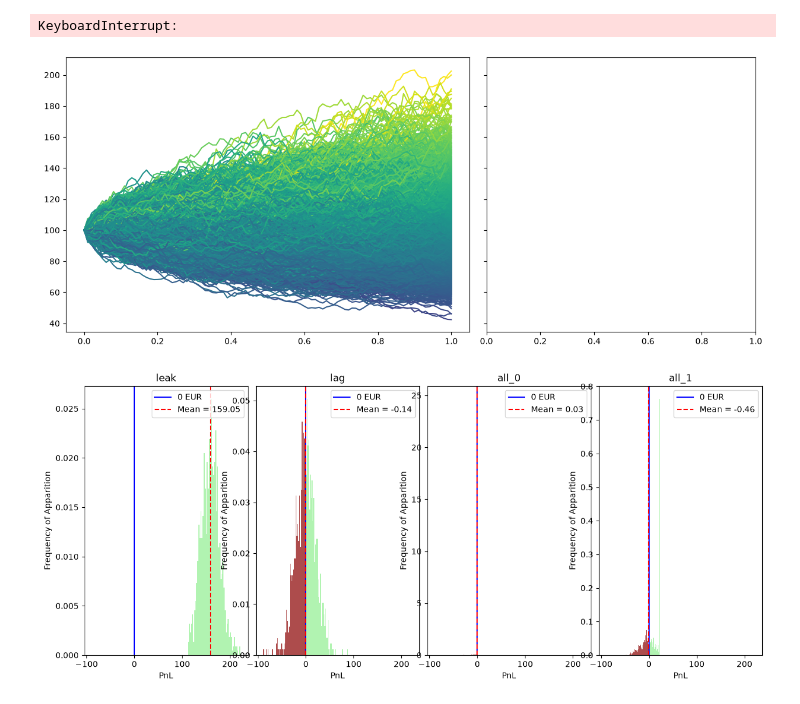
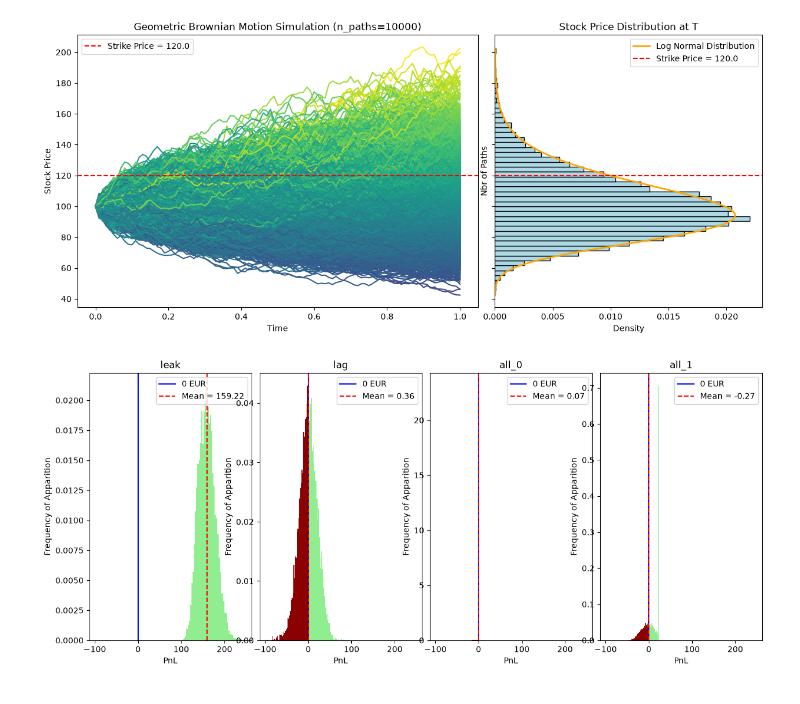
Before and after one commit to AnesABDOU/DeepHedging, a Jupyter notebook: notebooks/gbm_simulations.ipynb, the cells around one changed output. Cells and saved outputs as stored; diff of their text form; code cells hidden in the pictures.

```diff
--- a/notebooks/gbm_simulations.ipynb
+++ b/notebooks/gbm_simulations.ipynb
@@ -51,44 +54,43 @@ fig, axes = plt.subplots(nrows=1, ncols=2, figsize=(15, 6), sharey=True, gridspe
 
 axe_paths = axes[0]
 
-max_S = np.max(S[:, -1, :])
+max_S = (S[:, -1, 0]).max().item()
 
 for i in range(n_paths):
 
     #if S[i][-1] > 150:
     #    colors = plt.cm.viridis(i / n_paths)
     #else:
     #    colors = plt.cm.plasma(i / n_paths)
 
-    colors = plt.cm.viridis(S[i, -1] / max_S)
+    colors = plt.cm.viridis(S[i, -1, 0] / max_S)
     axe_paths.plot(t, S[i], color=colors)
 
 axe_paths.axhline(K, color="red", linestyle="--", label=f"Strike Price = {K}")
 axe_paths.set_title(f"Geometric Brownian Motion Simulation (n_paths={n_paths})")
 axe_paths.set_xlabel("Time")
 axe_paths.set_ylabel("Stock Price")
 axe_paths.legend()
 
 axe_distribution = axes[1]
 count, bins, patches = axe_distribution.hist(S[:, -1, :], bins=50, density=True, orientation="horizontal", color='lightblue', edgecolor='black')
 
 log_mu = np.log(S0) + (mu - 0.5 * sigma**2) * T
 log_sigma = sigma * np.sqrt(T)
 
-y = np.linspace(min(S[:, -1, :]), mas_S, 500)
+y = np.linspace(S[:, -1, 0].min().item(), max_S, 500)
 
 lognorm_pdf = lognorm.pdf(y, s=log_sigma, scale=np.exp(log_mu))
-axe_distribution.plot(lognorm_pdf, y, color='orange', linewidth=2, label='Lognormal')
+axe_distribution.plot(lognorm_pdf, y, color='orange', linewidth=2, label='Log Normal Distribution')
 axe_distribution.axhline(K, color="red", linestyle="--", label=f"Strike Price = {K}")
 axe_distribution.set_title("Stock Price Distribution at T")
 axe_distribution.set_xlabel("Density")
 axe_distribution.set_ylabel("Nbr of Paths")
 axe_distribution.legend()
 
 plt.show()
 # %% [output]
-KeyboardInterrupt:
-[figure, old version]
+[figure, new version]
 # %%
 fig, axes = plt.subplots(nrows=1, ncols=len(strategies), figsize=(15, 6), sharex=True, gridspec_kw={'wspace': 0.05})
 
@@ -99,8 +101,8 @@ for (strategy_name, params), ax in zip(strategies.items(), axes):
     losses = pl_np[pl_np < 0]
     profits = pl_np[pl_np >= 0]
 
-    ax.hist(losses, bins=50, density=True, alpha=0.7, color='darkred')
-    ax.hist(profits, bins=50, density=True, alpha=0.7, color='lightgreen')
+    ax.hist(losses, bins=50, density=True, color='darkred')
+    ax.hist(profits, bins=50, density=True, color='lightgreen')
 
 
     ax.axvline(0, color='blue', linestyle='-', linewidth=1.5, label='0 EUR')
@@ -113,7 +115,7 @@ for (strategy_name, params), ax in zip(strategies.items(), axes):
 
 plt.show()
 # %% [output]
-[figure, old version]
+[figure, new version]
 # %%
 # for the strategy delta = 1:
 pnl_delta_1 = pnl(payoff, S, delta_1, p0, 0.0)
```
Also changed, not shown: parts of 6 cells of this notebook.
